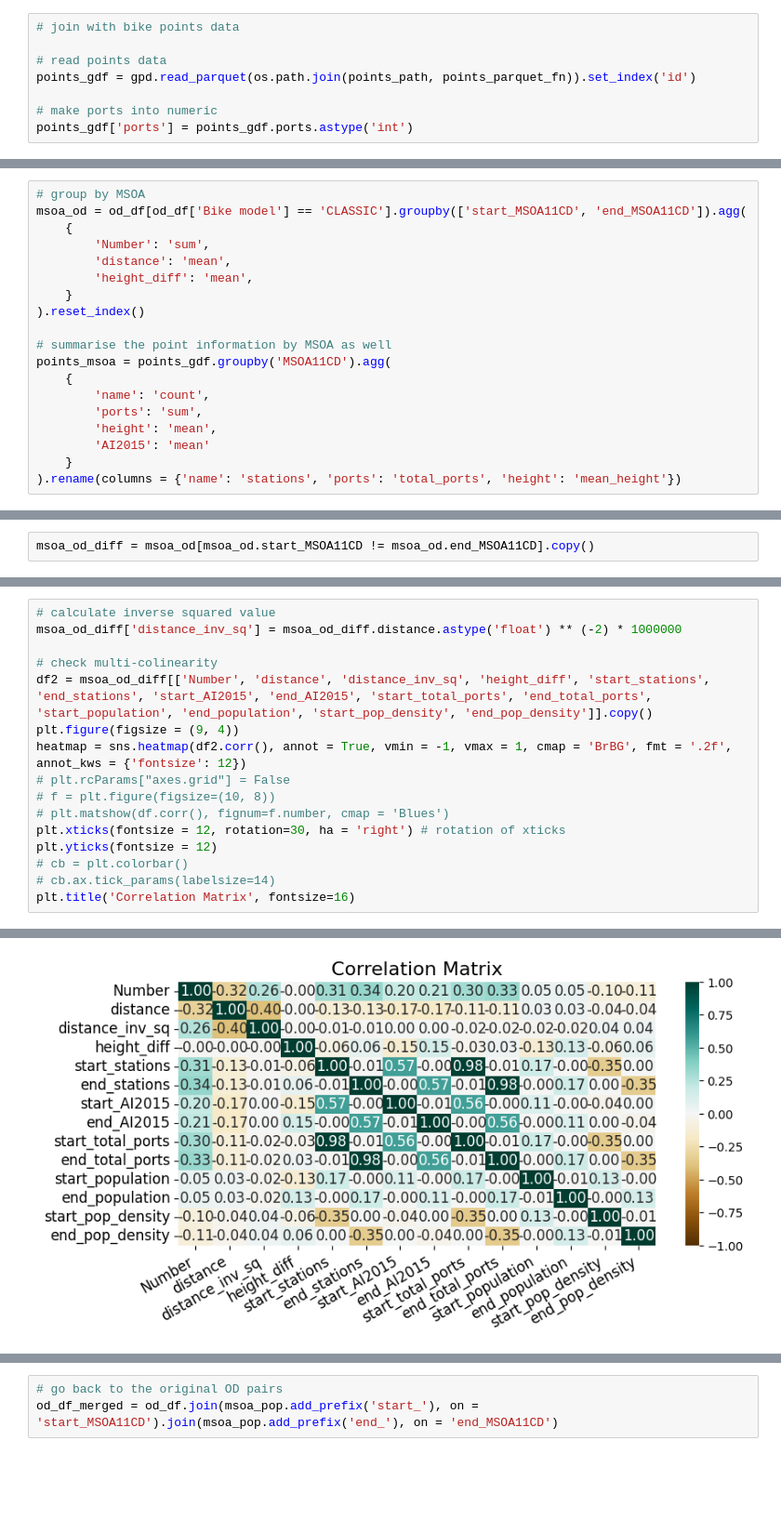
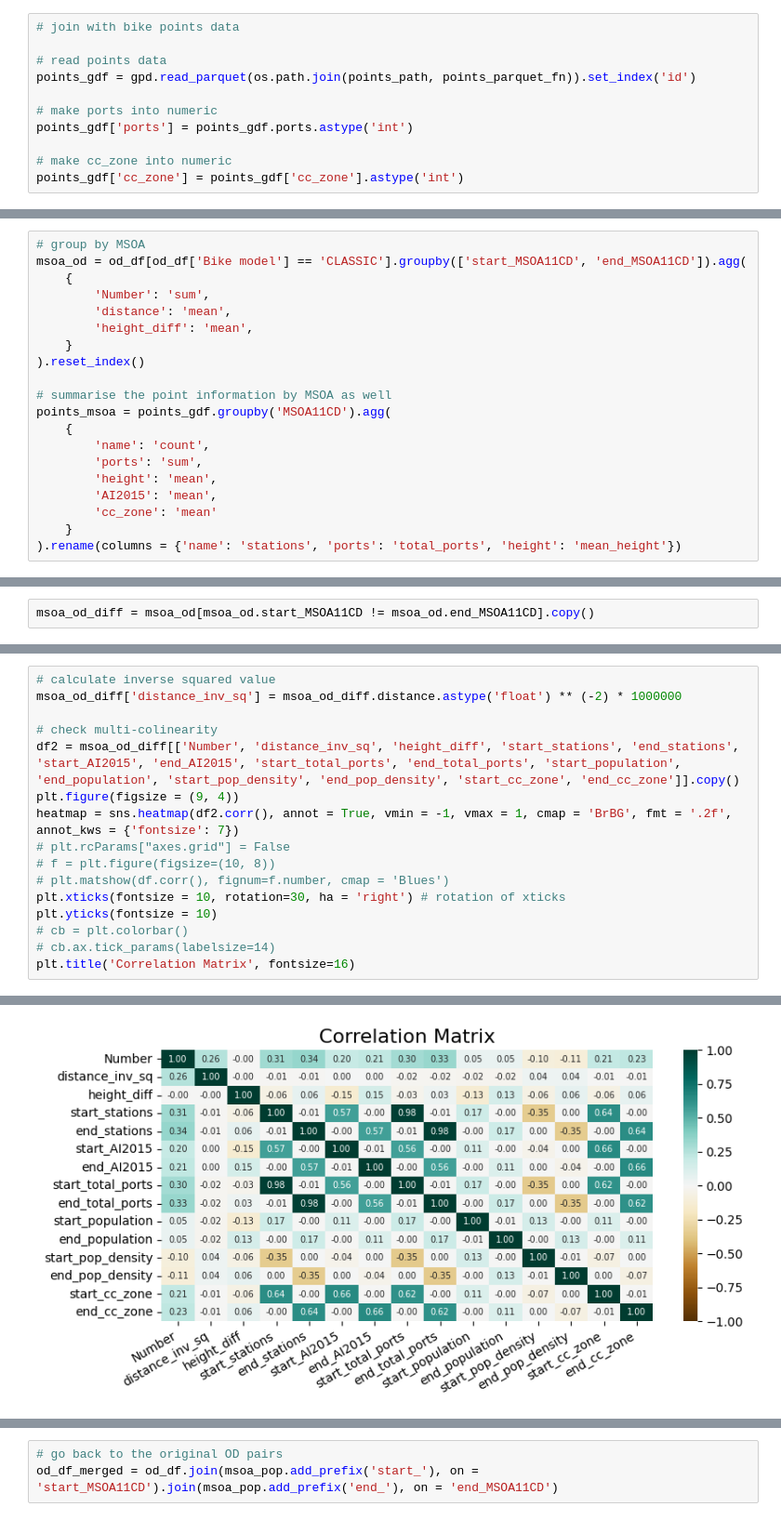
Before and after one commit to sokimura39/QM_Report, a Jupyter notebook: analysis.ipynb, the cells around one changed output, grey strips where cells are left out. Shown at 93% size. Saved outputs shown, nothing was run; the diff lists cells and outputs as text; blank space fills up the shorter version.

```diff
--- a/analysis.ipynb
+++ b/analysis.ipynb
@@ -218,3 +225,6 @@ points_gdf = gpd.read_parquet(os.path.join(points_path, points_parquet_fn)).set_
 
 # make ports into numeric
 points_gdf['ports'] = points_gdf.ports.astype('int')
+
+# make cc_zone into numeric
+points_gdf['cc_zone'] = points_gdf['cc_zone'].astype('int')
@@ -308,7 +333,8 @@ points_msoa = points_gdf.groupby('MSOA11CD').agg(
         'name': 'count',
         'ports': 'sum',
         'height': 'mean',
-        'AI2015': 'mean'
+        'AI2015': 'mean',
+        'cc_zone': 'mean'
     }
 ).rename(columns = {'name': 'stations', 'ports': 'total_ports', 'height': 'mean_height'})
 # %%
@@ -582,19 +770,19 @@ msoa_od_diff = msoa_od[msoa_od.start_MSOA11CD != msoa_od.end_MSOA11CD].copy()
 # %%
 # calculate inverse squared value
 msoa_od_diff['distance_inv_sq'] = msoa_od_diff.distance.astype('float') ** (-2) * 1000000
 
 # check multi-colinearity
-df2 = msoa_od_diff[['Number', 'distance', 'distance_inv_sq', 'height_diff', 'start_stations', 'end_stations', 'start_AI2015', 'end_AI2015', 'start_total_ports', 'end_total_ports', 'start_population', 'end_population', 'start_pop_density', 'end_pop_density']].copy()
+df2 = msoa_od_diff[['Number', 'distance_inv_sq', 'height_diff', 'start_stations', 'end_stations', 'start_AI2015', 'end_AI2015', 'start_total_ports', 'end_total_ports', 'start_population', 'end_population', 'start_pop_density', 'end_pop_density', 'start_cc_zone', 'end_cc_zone']].copy()
 plt.figure(figsize = (9, 4))
-heatmap = sns.heatmap(df2.corr(), annot = True, vmin = -1, vmax = 1, cmap = 'BrBG', fmt = '.2f', annot_kws = {'fontsize': 12})
+heatmap = sns.heatmap(df2.corr(), annot = True, vmin = -1, vmax = 1, cmap = 'BrBG', fmt = '.2f', annot_kws = {'fontsize': 7})
 # plt.rcParams["axes.grid"] = False
 # f = plt.figure(figsize=(10, 8))
 # plt.matshow(df.corr(), fignum=f.number, cmap = 'Blues')
-plt.xticks(fontsize = 12, rotation=30, ha = 'right') # rotation of xticks
-plt.yticks(fontsize = 12)
+plt.xticks(fontsize = 10, rotation=30, ha = 'right') # rotation of xticks
+plt.yticks(fontsize = 10)
 # cb = plt.colorbar()
 # cb.ax.tick_params(labelsize=14)
 plt.title('Correlation Matrix', fontsize=16)
 # %% [output]
 Text(0.5, 1.0, 'Correlation Matrix')
-[figure, old version]
+[figure, new version]
```
Also changed, not shown: parts of 22 cells of this notebook, 1 other file.
